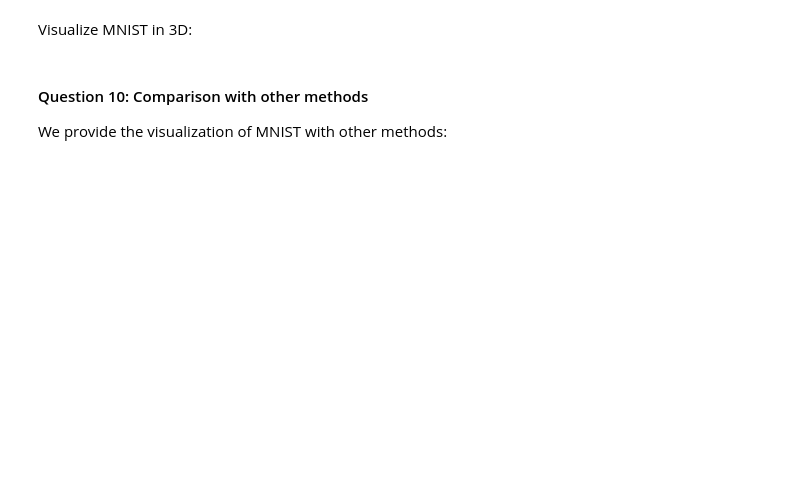
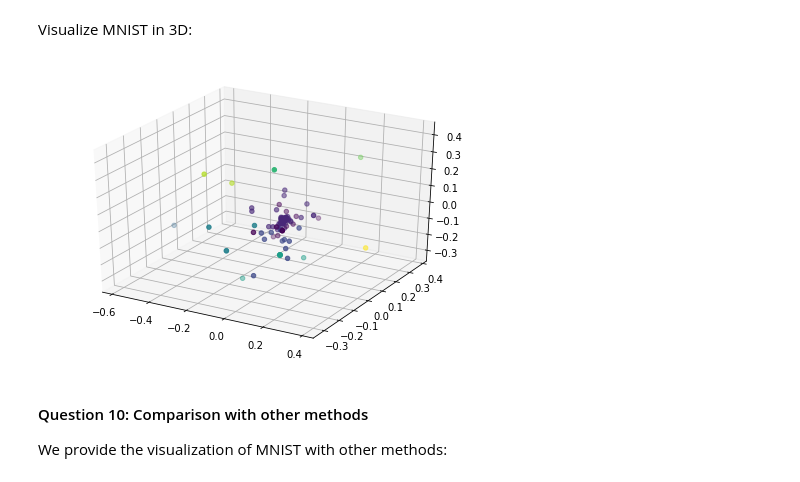
Before and after one commit to caralen/ntds_2019, a Jupyter notebook: assignments/2_learning_with_graphs.ipynb, the cells around one changed output. Drawn from its saved outputs; the diff is of its cells as text; code cells hidden in the pictures; blank space fills up the shorter version.

```diff
--- a/assignments/2_learning_with_graphs.ipynb
+++ b/assignments/2_learning_with_graphs.ipynb
@@ -401,3 +412,19 @@ plt.show()
+# %%
+dim = 3
+
+sigma = estimate_sigma(X_sample)
+epsilon = 0.8
+
+# Your code here
+embeddings = laplacian_eigenmaps(X = X_sample, dim = dim, sigma = sigma, epsilon = epsilon, normalize = False)
+kmeans = KMeans(n_clusters = len(sample_classes)).fit(embeddings)
+y_pred =  kmeans.predict(embeddings)
+
+fig = plt.figure()
+ax = Axes3D(fig)
+ax.scatter(embeddings[:, 0], embeddings[:, 1], embeddings[:, 2], c=y_pred);
+# %% [output]
+[figure, added]
 # %% [markdown]
 #### Question 10: Comparison with other methods
 We provide the visualization of MNIST with other methods:
```
Also changed, not shown: parts of 15 cells of this notebook.
